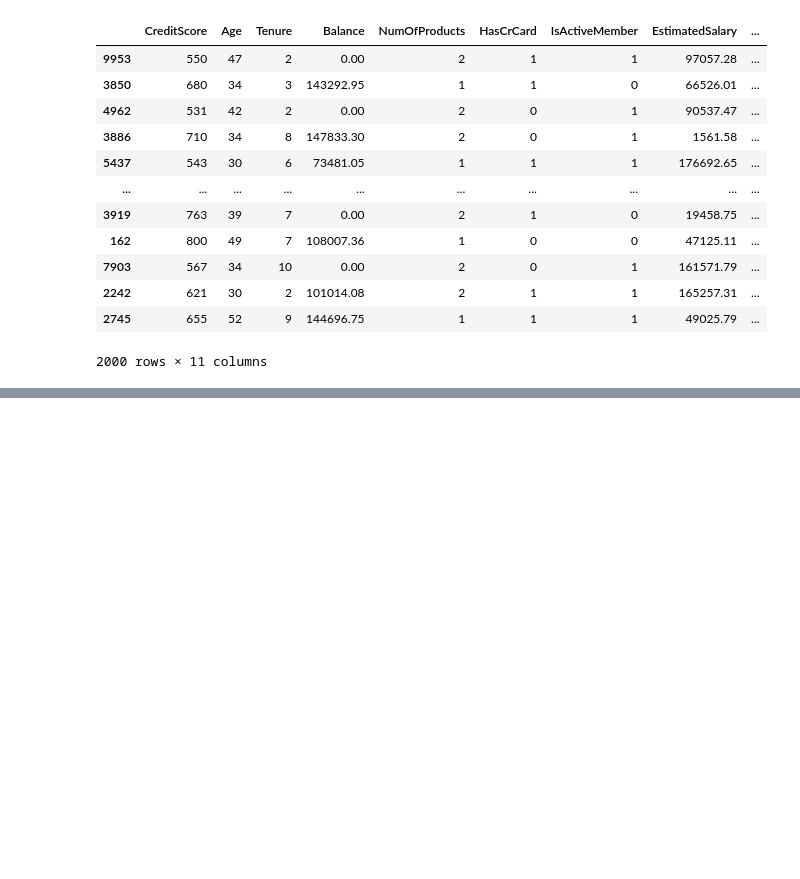
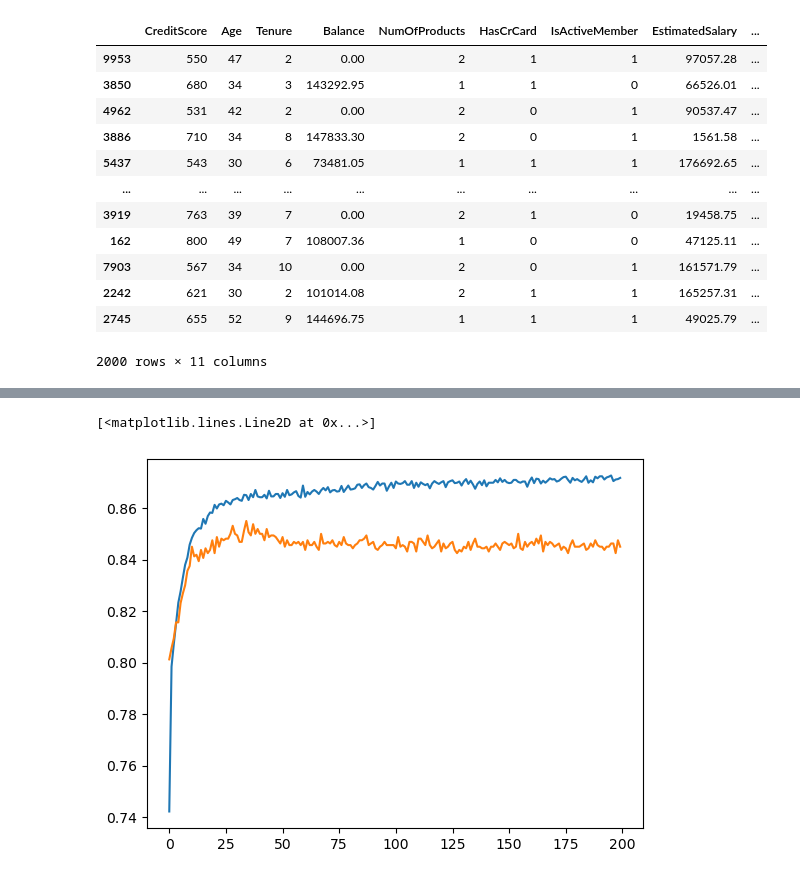
Before and after one commit to SouravBarman001/Customer-Churn-Prediction-using-ANN, a Jupyter notebook: code/Customer churn prediction using ANN.ipynb, the cells around one changed output, grey strips where cells are left out. Saved outputs shown, nothing was run; the diff lists cells and outputs as text; code cells hidden in the pictures; blank space fills up the shorter version.

```diff
--- a/code/Customer churn prediction using ANN.ipynb
+++ b/code/Customer churn prediction using ANN.ipynb
@@ -121,0 +218,6 @@ X_test_scaled=scaler.transform(X_test)
+# %%
+plt.plot(history.history['accuracy'])
+plt.plot(history.history['val_accuracy'])
+# %% [output]
+[<matplotlib.lines.Line2D at 0x...>]
+[figure, added]
```
Also changed, not shown: parts of 15 cells of this notebook.
